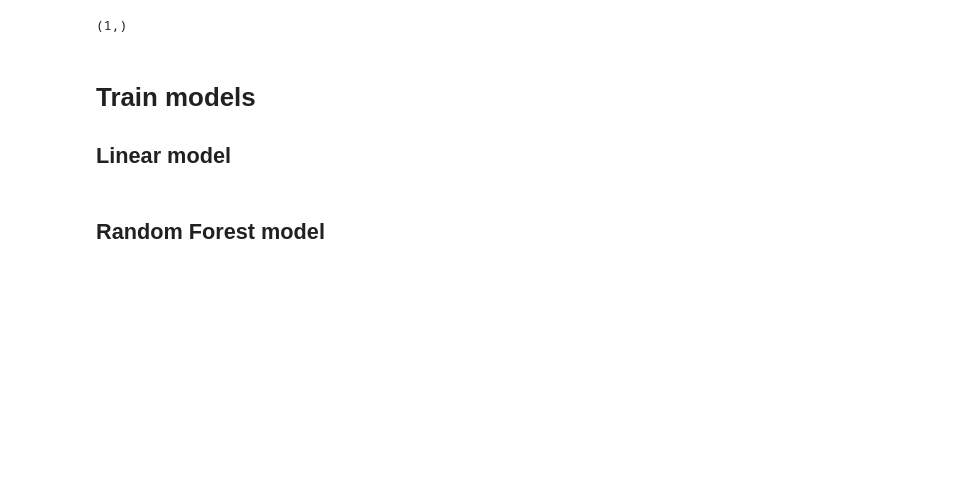
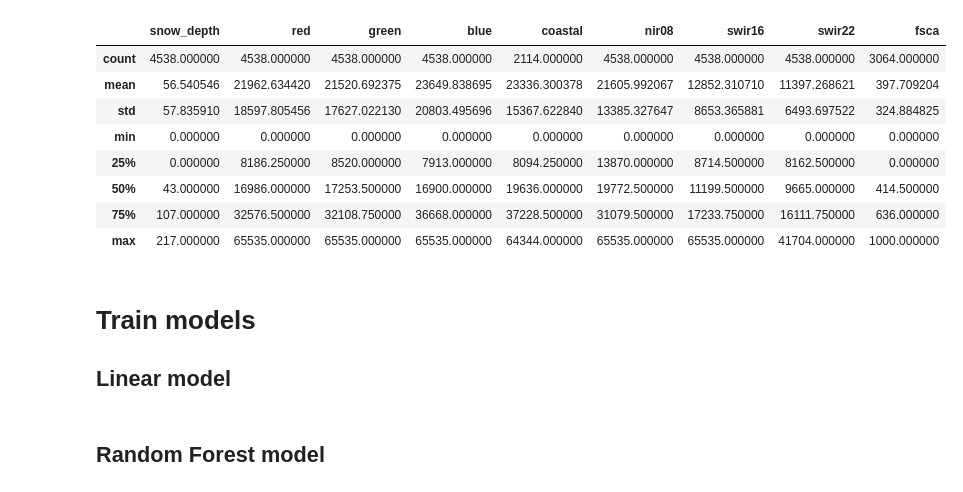
Before and after one commit to abarciauskas-bgse/snow-depth-estimation, a Jupyter notebook: models.ipynb, the cells around one changed output. Saved outputs shown, nothing was run; the diff lists cells and outputs as text; code cells hidden in the pictures; blank space fills up the shorter version.

```diff
--- a/models.ipynb
+++ b/models.ipynb
@@ -24,3 +34,15 @@ df.describe()
+# %%
+df.describe()
+# %% [output]
+|  | snow_depth | red | green | blue | coastal | nir08 | swir16 | swir22 | fsca |
+| count | 4538.000000 | 4538.000000 | 4538.000000 | 4538.000000 | 2114.000000 | 4538.000000 | 4538.000000 | 4538.000000 | 3064.000000 |
+| mean | 56.540546 | 21962.634420 | 21520.692375 | 23649.838695 | 23336.300378 | 21605.992067 | 12852.310710 | 11397.268621 | 397.709204 |
+| std | 57.835910 | 18597.805456 | 17627.022130 | 20803.495696 | 15367.622840 | 13385.327647 | 8653.365881 | 6493.697522 | 324.884825 |
+| min | 0.000000 | 0.000000 | 0.000000 | 0.000000 | 0.000000 | 0.000000 | 0.000000 | 0.000000 | 0.000000 |
+| 25% | 0.000000 | 8186.250000 | 8520.000000 | 7913.000000 | 8094.250000 | 13870.000000 | 8714.500000 | 8162.500000 | 0.000000 |
+| 50% | 43.000000 | 16986.000000 | 17253.500000 | 16900.000000 | 19636.000000 | 19772.500000 | 11199.500000 | 9665.000000 | 414.500000 |
+| 75% | 107.000000 | 32576.500000 | 32108.750000 | 36668.000000 | 37228.500000 | 31079.500000 | 17233.750000 | 16111.750000 | 636.000000 |
+| max | 217.000000 | 65535.000000 | 65535.000000 | 65535.000000 | 64344.000000 | 65535.000000 | 65535.000000 | 41704.000000 | 1000.000000 |
 # %%
 
 # Load input and output columns from data frame
@@ -39,10 +61,6 @@ Y_scaled = Y_scaler.fit_transform(output_data).astype(np.float32)
 # Split data
 X_train, X_test, y_train, y_test = train_test_split(
     X_scaled, Y_scaled, test_size=0.33, random_state=42)
-# %%
-y_test[0].shape
-# %% [output]
-(1,)
 # %% [markdown]
 # Train models
 
```
Also changed, not shown: parts of 6 cells of this notebook, 4 other files.
